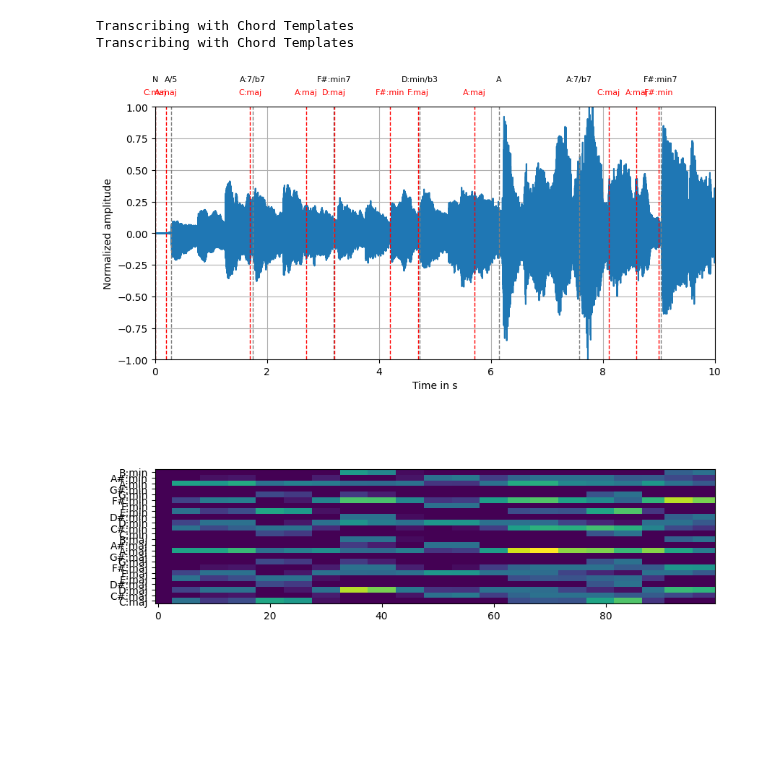
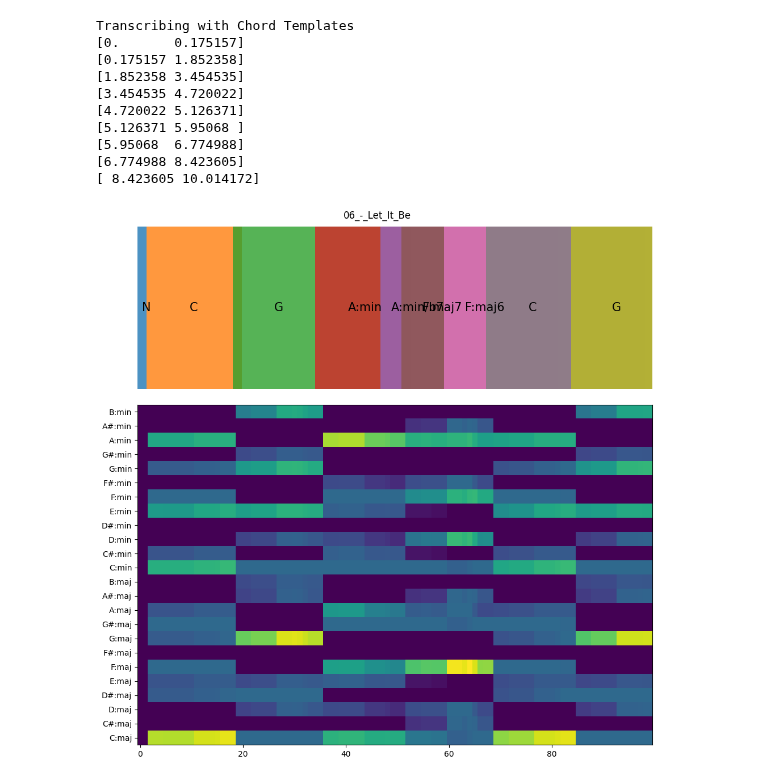
Before and after one commit to Maushax-jpg/chord-recognition, a Jupyter notebook: test.ipynb, the cells around one changed output. Saved outputs shown, nothing was run; the diff lists cells and outputs as text; code cells hidden in the pictures; blank space fills up the shorter version.

```diff
--- a/test.ipynb
+++ b/test.ipynb
@@ -14,43 +30,54 @@ LOADING AUDIO:
+# %%
+import matplotlib.colors as mcolors
+def plotAnnotations(ax,intervals,labels,height=0.5,time=(0,10)):
+    colors = list(mcolors.TABLEAU_COLORS.keys())  # type: list
+    for i,label in enumerate(labels):
+        if intervals[i,0] >= time[0] and intervals[i,0] <= time[1]:
+            print(intervals[i,:])
+            rect = patches.Rectangle((intervals[i,0], 0), intervals[i,1], 2*height,facecolor=colors[i],alpha=0.8)
+            ax.add_patch(rect)
+            ax.text(intervals[i,0]+(intervals[i,1]-intervals[i,0])/2,height,label,fontsize=15,verticalalignment="center")
+    ax.set_ylim(0,2*height)
+    ax.set_xlim(0,10)
+    ax.axis('off')
 # %%
 # create correlation matrix
 from transcribe import createChordTemplates,transcribeChromagram
 import numpy as np
 import matplotlib.pyplot as plt
 from numpy import linalg as LA
 import utils
-print("Transcribing with Chord Templates")
 labels,templates = createChordTemplates()
 est_intervals,est_labels = transcribeChromagram(t_chroma,chroma,"TEMPLATE")
 max_vals = np.max(chroma, axis=1)
 chroma_norm = chroma / (max_vals[:,None]+np.finfo(float).eps)
 correlation = np.dot(templates,chroma_norm.T)     # 25xN
-Cxx = np.cov(correlation) # covariance matrix
-fig,ax = plt.subplots(2,1,figsize=(10,10))
-utils.plotAudioWaveform(ax[0],y)
-utils.plotAnnotations(ax[0],ref_intervals,ref_labels)
-utils.plotPredictionResult(ax[0],est_intervals,est_labels)
-ax[1].imshow(correlation[:,:100],origin="lower")
-ax[1].set_yticks(range(len(labels)))
-ax[1].set_yticklabels(labels)
 
-evalues, evec = LA.eig(Cxx)
-# get index of sorted eigenvalues in reverse order
-evalues_idx = np.argsort(evalues)[::-1]
-# create a boolean mask for the biggest eigenvalues
-mask = np.array((np.cumsum(evalues[evalues_idx])/np.sum(evalues)) < 0.97)
+# PLOT Correlation matrix vs annotation and prediction #####
+fig = plt.figure(figsize=(10, 10))
+ax1 = plt.subplot2grid((3, 1), (0,0))
+ax2 = plt.subplot2grid((3, 1), (1, 0),rowspan=2)
+fig.suptitle(f"{tracks[track_id[id]]}")
+plotAnnotations(ax1,ref_intervals,ref_labels)
+# utils.plotAudioWaveform(ax1,y)
+# utils.plotAnnotations(ax1,ref_intervals,ref_labels)
+# utils.plotPredictionResult(ax1,est_intervals,est_labels)
 
-largest_evalues = evalues[evalues_idx][mask]
-largest_evalues_idx = evalues_idx[mask]
-largest_evec = evec[:,largest_evalues_idx]
+ax2.imshow(correlation[:,:100],origin="lower", aspect='auto')
+ax2.set_yticks(range(len(labels)))
+ax2.set_yticklabels(labels);
 
-# project Correlation matrix using the first 3 eigenvectors
-largest_evec[:,:3];
-
-
-# %% *** Abbildung der Harmonien im 3D-Raum ***
-# % Räumliche Nähe: [C,a],  [F,d] und [G,e ]
-# % [C F G] spannen ein 3-Eck auf ...
+fig.tight_layout(h_pad=2)
+#############################################################
 # %% [output]
 Transcribing with Chord Templates
-Transcribing with Chord Templates
+[0.       0.175157]
+[0.175157 1.852358]
+[1.852358 3.454535]
+[3.454535 4.720022]
+[4.720022 5.126371]
+[5.126371 5.95068 ]
+[5.95068  6.774988]
+[6.774988 8.423605]
+[ 8.423605 10.014172]
-[figure, old version]
+[figure, new version]
```
Also changed, not shown: parts of 4 cells of this notebook, 1 other file.
